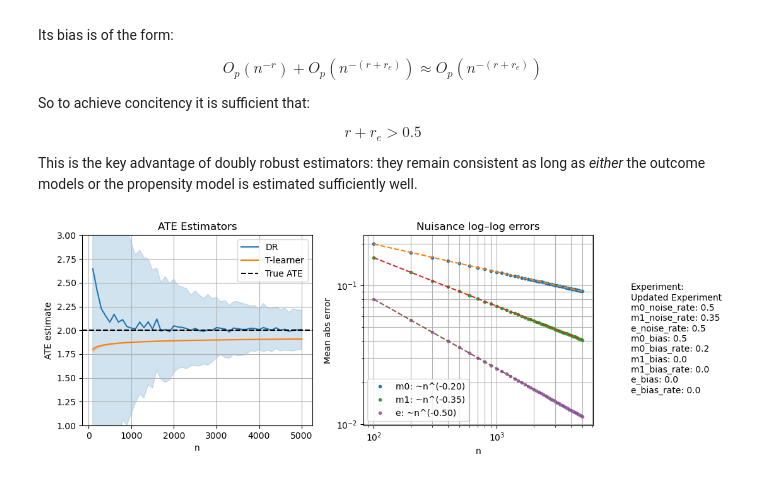
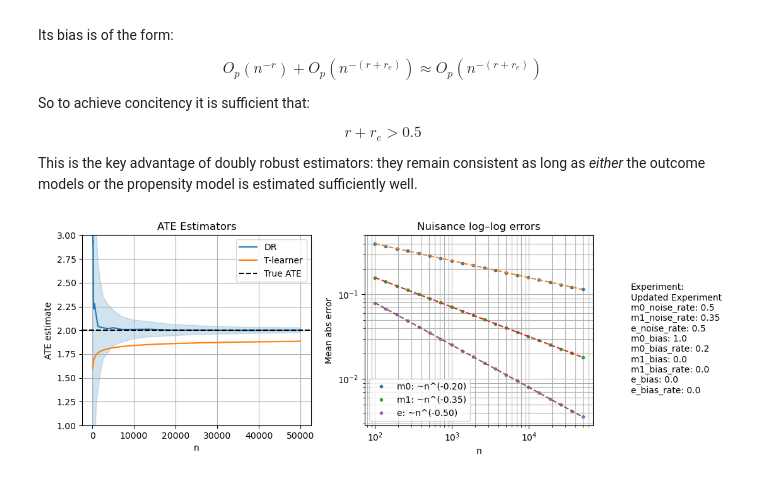
Before and after one commit to oduerr/ml-playground, a Jupyter notebook: python/causality/ATE_Estimation.ipynb, the cells around one changed output. Cells and saved outputs as stored; diff of their text form; code cells hidden in the pictures.

```diff
--- a/python/causality/ATE_Estimation.ipynb
+++ b/python/causality/ATE_Estimation.ipynb
@@ -105,7 +105,7 @@ from sklearn.linear_model import LinearRegression
 #–– Configuration ––#
 num_runs   = 500
 theta_true = 2.0
-n_values   = np.arange(100, 5001, 100)
+n_values = np.logspace(np.log10(100), np.log10(50000), 20, dtype=int)
 
 # Experiment settings: tune these
 experiment = {
@@ -113,7 +113,7 @@ experiment = {
     "m0_noise_rate"  : 0.5,
     "m1_noise_rate"  : 0.35,
     "e_noise_rate"   : 0.5,
-    "m0_bias"        : 0.5,
+    "m0_bias"        : 1.0,
     "m0_bias_rate"   : 0.2,
     "m1_bias"        : 0.0,
     "m1_bias_rate"   : 0.0,
@@ -213,31 +213,31 @@ for name, err_key in [("m0", "m0_err_mean"), ("m1", "m1_err_mean"), ("e", "e_err
     err = stats[err_key]
     log_n   = np.log(n_values).reshape(-1,1)
     log_err = np.log(err)
     lr = LinearRegression().fit(log_n, log_err)
     slope = lr.coef_[0]
     C_est  = np.exp(lr.intercept_)
     plt.plot(n_values, err, '.', label=f"{name}: ~n^({slope:.2f})")
     plt.plot(n_values, C_est * n_values**(slope), '--')
 
 plt.xscale('log'); plt.yscale('log')
 plt.xlabel("n"); plt.ylabel("Mean abs error")
 plt.title("Nuisance log–log errors")
 plt.legend(); plt.grid(True, which="both")
 
 # Add text to the right side of the plot
 plt.gcf().text(1.05, 0.5, f"Experiment:\n{experiment['label']}\n"
                           f"m0_noise_rate: {experiment['m0_noise_rate']}\n"
                           f"m1_noise_rate: {experiment['m1_noise_rate']}\n"
                           f"e_noise_rate: {experiment['e_noise_rate']}\n"
                           f"m0_bias: {experiment['m0_bias']}\n"
                           f"m0_bias_rate: {experiment['m0_bias_rate']}\n"
                           f"m1_bias: {experiment['m1_bias']}\n"
                           f"m1_bias_rate: {experiment['m1_bias_rate']}\n"
                           f"e_bias: {experiment['e_bias']}\n"
                           f"e_bias_rate: {experiment['e_bias_rate']}",
              fontsize=10, ha='left', va='center', transform=plt.gcf().transFigure)
 
 plt.tight_layout()
 plt.show()
 # %% [output]
-[figure, old version]
+[figure, new version]
```
